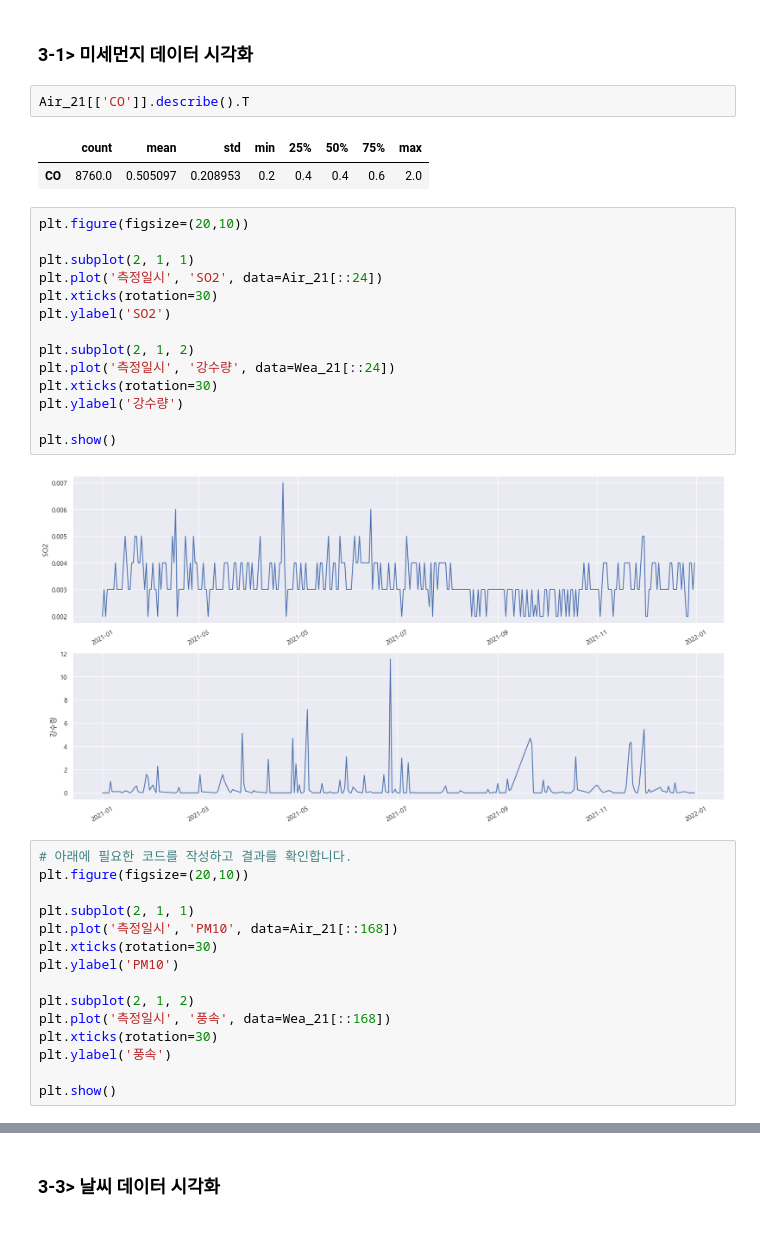
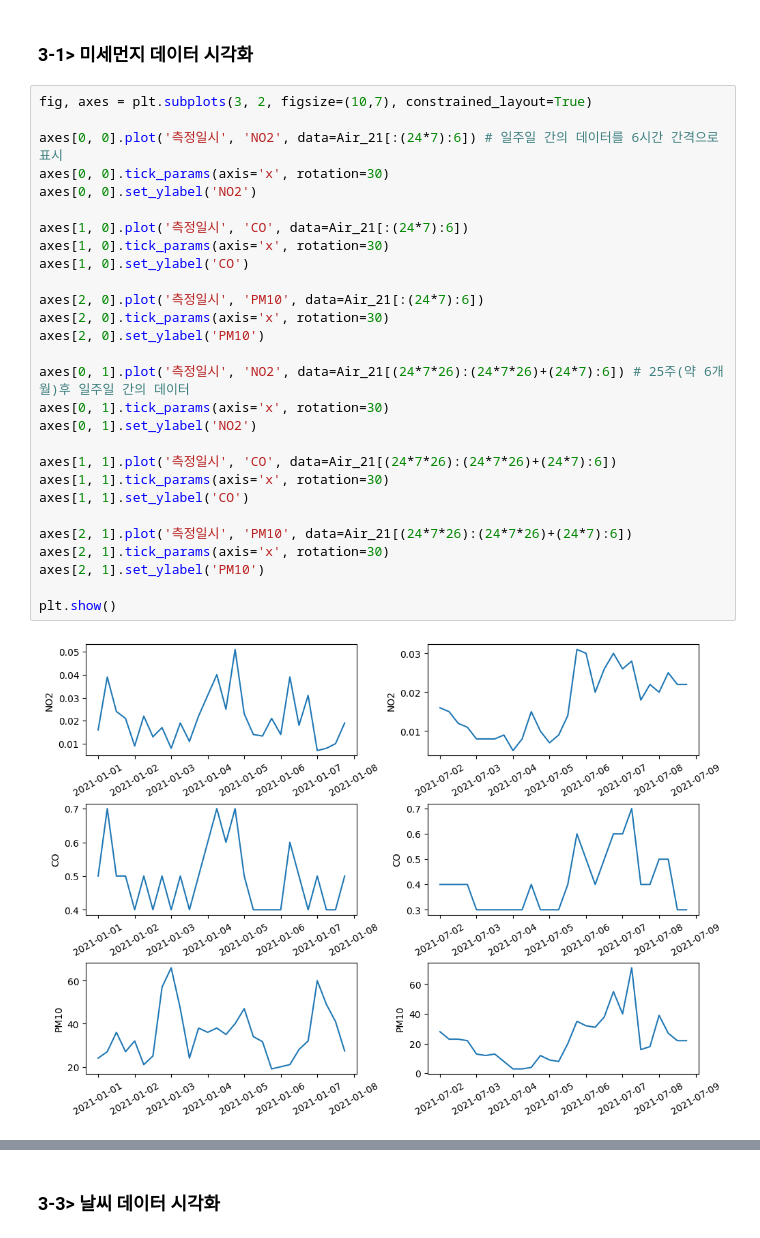
Before and after one commit to cosmos17/AIVLE_MiniProj_1, a Jupyter notebook: mini2-1/Air_dust_prediction 1.ipynb, the cells around one changed output, grey strips where cells are left out. Drawn from its saved outputs; the diff is of its cells as text.

```diff
--- a/mini2-1/Air_dust_prediction 1.ipynb
+++ b/mini2-1/Air_dust_prediction 1.ipynb
@@ -275,38 +302,32 @@ sns.set_theme(font="Malgun Gothic",
 # %% [markdown]
 ### 3-1> 미세먼지 데이터 시각화
-# %%
-Air_21[['CO']].describe().T
-# %% [output]
-|  | count | mean | std | min | 25% | 50% | 75% | max |
-| CO | 8760.0 | 0.505097 | 0.208953 | 0.2 | 0.4 | 0.4 | 0.6 | 2.0 |
 # %%
-plt.figure(figsize=(20,10))
+fig, axes = plt.subplots(3, 2, figsize=(10,7), constrained_layout=True)
 
-plt.subplot(2, 1, 1)
-plt.plot('측정일시', 'SO2', data=Air_21[::24])
-plt.xticks(rotation=30)
-plt.ylabel('SO2')
+axes[0, 0].plot('측정일시', 'NO2', data=Air_21[:(24*7):6]) # 일주일 간의 데이터를 6시간 간격으로 표시
+axes[0, 0].tick_params(axis='x', rotation=30)
+axes[0, 0].set_ylabel('NO2')
 
-plt.subplot(2, 1, 2)
-plt.plot('측정일시', '강수량', data=Wea_21[::24])
-plt.xticks(rotation=30)
-plt.ylabel('강수량')
+axes[1, 0].plot('측정일시', 'CO', data=Air_21[:(24*7):6])
+axes[1, 0].tick_params(axis='x', rotation=30)
+axes[1, 0].set_ylabel('CO')
+
+axes[2, 0].plot('측정일시', 'PM10', data=Air_21[:(24*7):6])
+axes[2, 0].tick_params(axis='x', rotation=30)
+axes[2, 0].set_ylabel('PM10')
+
+axes[0, 1].plot('측정일시', 'NO2', data=Air_21[(24*7*26):(24*7*26)+(24*7):6]) # 25주(약 6개월)후 일주일 간의 데이터
+axes[0, 1].tick_params(axis='x', rotation=30)
+axes[0, 1].set_ylabel('NO2')
+
+axes[1, 1].plot('측정일시', 'CO', data=Air_21[(24*7*26):(24*7*26)+(24*7):6])
+axes[1, 1].tick_params(axis='x', rotation=30)
+axes[1, 1].set_ylabel('CO')
+
+axes[2, 1].plot('측정일시', 'PM10', data=Air_21[(24*7*26):(24*7*26)+(24*7):6])
+axes[2, 1].tick_params(axis='x', rotation=30)
+axes[2, 1].set_ylabel('PM10')
 
 plt.show()
 # %% [output]
-[figure, old version]
+[figure, new version]
-# %%
-# 아래에 필요한 코드를 작성하고 결과를 확인합니다.
-plt.figure(figsize=(20,10))
-
-plt.subplot(2, 1, 1)
-plt.plot('측정일시', 'PM10', data=Air_21[::168])
-plt.xticks(rotation=30)
-plt.ylabel('PM10')
-
-plt.subplot(2, 1, 2)
-plt.plot('측정일시', '풍속', data=Wea_21[::168])
-plt.xticks(rotation=30)
-plt.ylabel('풍속')
-
-plt.show()
```
Also changed, not shown: parts of 21 cells of this notebook, 8 other files.
